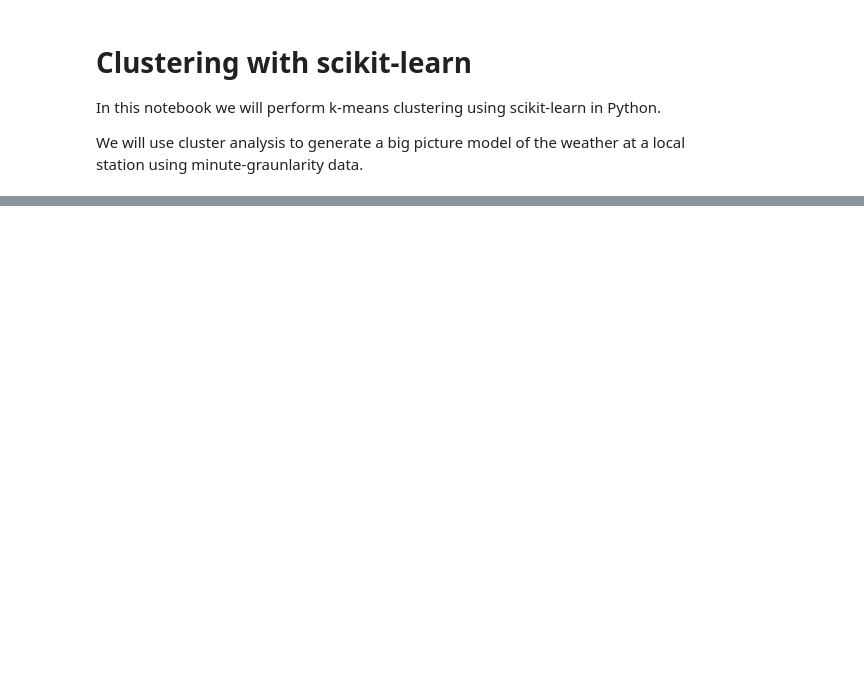
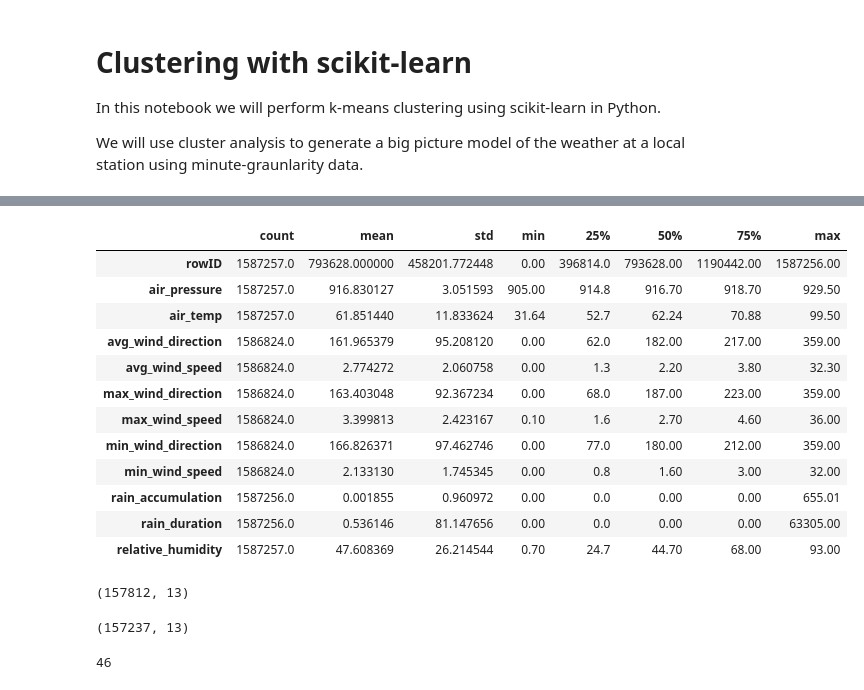
Before and after one commit to yadieloscar81/introML, a Jupyter notebook: clusteringWithKmeans.ipynb, the cells around one changed output, grey strips where cells are left out. Drawn from its saved outputs; the diff is of its cells as text; code cells hidden in the pictures; blank space fills up the shorter version.

```diff
--- a/clusteringWithKmeans.ipynb
+++ b/clusteringWithKmeans.ipynb
@@ -21,0 +106,24 @@ ModuleNotFoundError: No module named 'utils'
+# %%
+data.describe().transpose()
+# %% [output]
+|  | count | mean | std | min | 25% | 50% | 75% | max |
+| rowID | 1587257.0 | 793628.000000 | 458201.772448 | 0.00 | 396814.0 | 793628.00 | 1190442.00 | 1587256.00 |
+| air_pressure | 1587257.0 | 916.830127 | 3.051593 | 905.00 | 914.8 | 916.70 | 918.70 | 929.50 |
+| air_temp | 1587257.0 | 61.851440 | 11.833624 | 31.64 | 52.7 | 62.24 | 70.88 | 99.50 |
+| avg_wind_direction | 1586824.0 | 161.965379 | 95.208120 | 0.00 | 62.0 | 182.00 | 217.00 | 359.00 |
+| avg_wind_speed | 1586824.0 | 2.774272 | 2.060758 | 0.00 | 1.3 | 2.20 | 3.80 | 32.30 |
+| max_wind_direction | 1586824.0 | 163.403048 | 92.367234 | 0.00 | 68.0 | 187.00 | 223.00 | 359.00 |
+| max_wind_speed | 1586824.0 | 3.399813 | 2.423167 | 0.10 | 1.6 | 2.70 | 4.60 | 36.00 |
+| min_wind_direction | 1586824.0 | 166.826371 | 97.462746 | 0.00 | 77.0 | 180.00 | 212.00 | 359.00 |
+| min_wind_speed | 1586824.0 | 2.133130 | 1.745345 | 0.00 | 0.8 | 1.60 | 3.00 | 32.00 |
+| rain_accumulation | 1587256.0 | 0.001855 | 0.960972 | 0.00 | 0.0 | 0.00 | 0.00 | 655.01 |
+| rain_duration | 1587256.0 | 0.536146 | 81.147656 | 0.00 | 0.0 | 0.00 | 0.00 | 63305.00 |
+| relative_humidity | 1587257.0 | 47.608369 | 26.214544 | 0.70 | 24.7 | 44.70 | 68.00 | 93.00 |
+# %%
+sample_data[sample_data['rain_accumulation'] == 0].shape
+# %% [output]
+(157812, 13)
+# %%
+sample_data[sample_data['rain_duration'] == 0].shape
+# %% [output]
+(157237, 13)
@@ -21,0 +137,4 @@ ModuleNotFoundError: No module named 'utils'
+# %%
+before - after
+# %% [output]
+46
```
Also changed, not shown: parts of 36 cells of this notebook, 1 other file.
